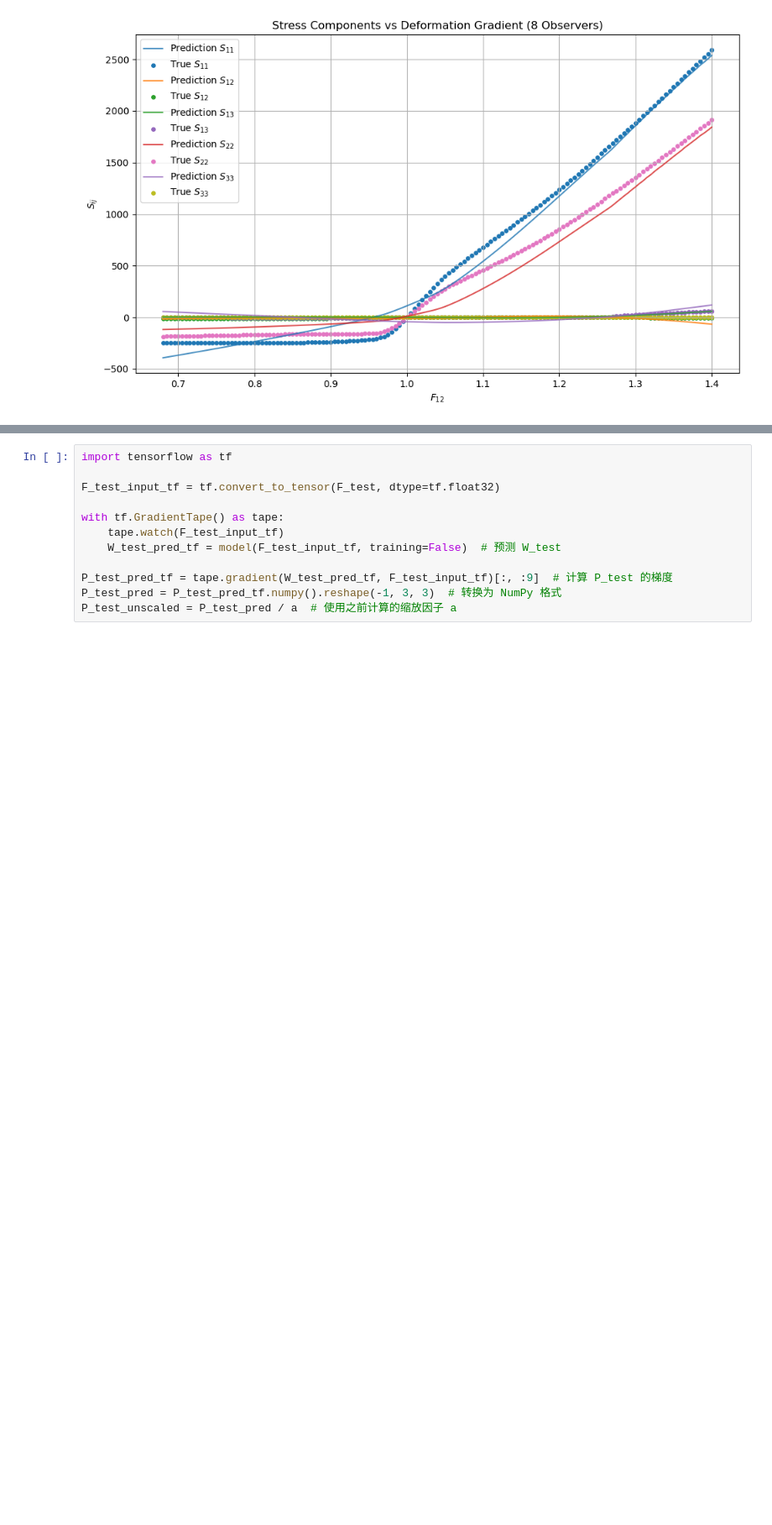
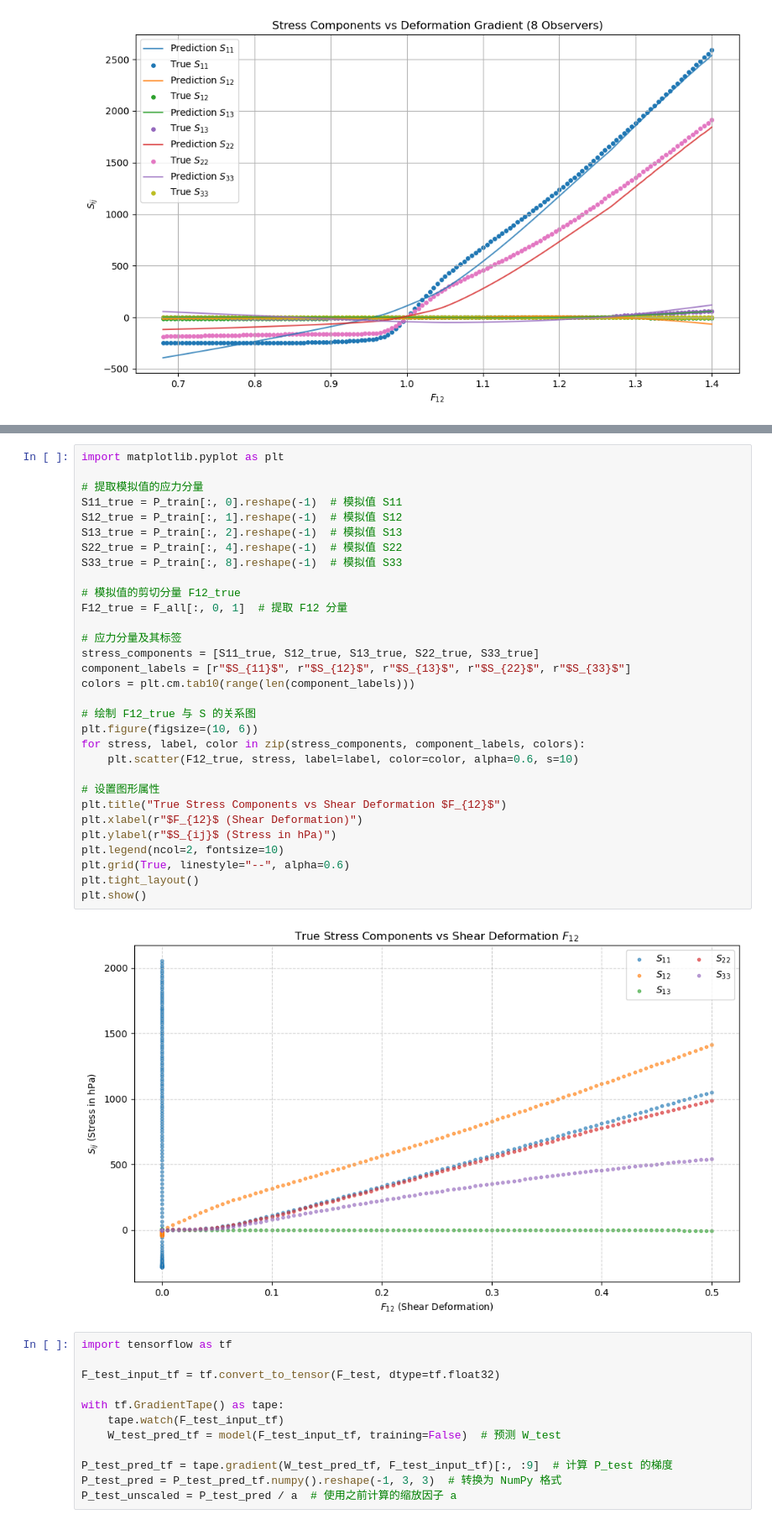
Before and after one commit to nanzemxx/TutorialMLinSolidMechanics, a Jupyter notebook: Task2_Group Xin and Huasen/train/Task5/main.ipynb, the cells around one changed output, grey strips where cells are left out. Shown at 84% size. Saved outputs shown, nothing was run; the diff lists cells and outputs as text; blank space fills up the shorter version.

```diff
--- a/Task2_Group Xin and Huasen/train/Task5/main.ipynb
+++ b/Task2_Group Xin and Huasen/train/Task5/main.ipynb
@@ -909,3 +989,36 @@ Epoch 1000/1000
+# %%
+import matplotlib.pyplot as plt
+
+# 提取模拟值的应力分量
+S11_true = P_train[:, 0].reshape(-1)  # 模拟值 S11
+S12_true = P_train[:, 1].reshape(-1)  # 模拟值 S12
+S13_true = P_train[:, 2].reshape(-1)  # 模拟值 S13
+S22_true = P_train[:, 4].reshape(-1)  # 模拟值 S22
+S33_true = P_train[:, 8].reshape(-1)  # 模拟值 S33
+
+# 模拟值的剪切分量 F12_true
+F12_true = F_all[:, 0, 1]  # 提取 F12 分量
+
+# 应力分量及其标签
+stress_components = [S11_true, S12_true, S13_true, S22_true, S33_true]
+component_labels = [r"$S_{11}$", r"$S_{12}$", r"$S_{13}$", r"$S_{22}$", r"$S_{33}$"]
+colors = plt.cm.tab10(range(len(component_labels)))
+
+# 绘制 F12_true 与 S 的关系图
+plt.figure(figsize=(10, 6))
+for stress, label, color in zip(stress_components, component_labels, colors):
+    plt.scatter(F12_true, stress, label=label, color=color, alpha=0.6, s=10)
+
+# 设置图形属性
+plt.title("True Stress Components vs Shear Deformation $F_{12}$")
+plt.xlabel(r"$F_{12}$ (Shear Deformation)")
+plt.ylabel(r"$S_{ij}$ (Stress in hPa)")
+plt.legend(ncol=2, fontsize=10)
+plt.grid(True, linestyle="--", alpha=0.6)
+plt.tight_layout()
+plt.show()
+# %% [output]
+[figure, added]
 # %%
 import tensorflow as tf
 
```
Also changed, not shown: parts of 8 cells of this notebook.
